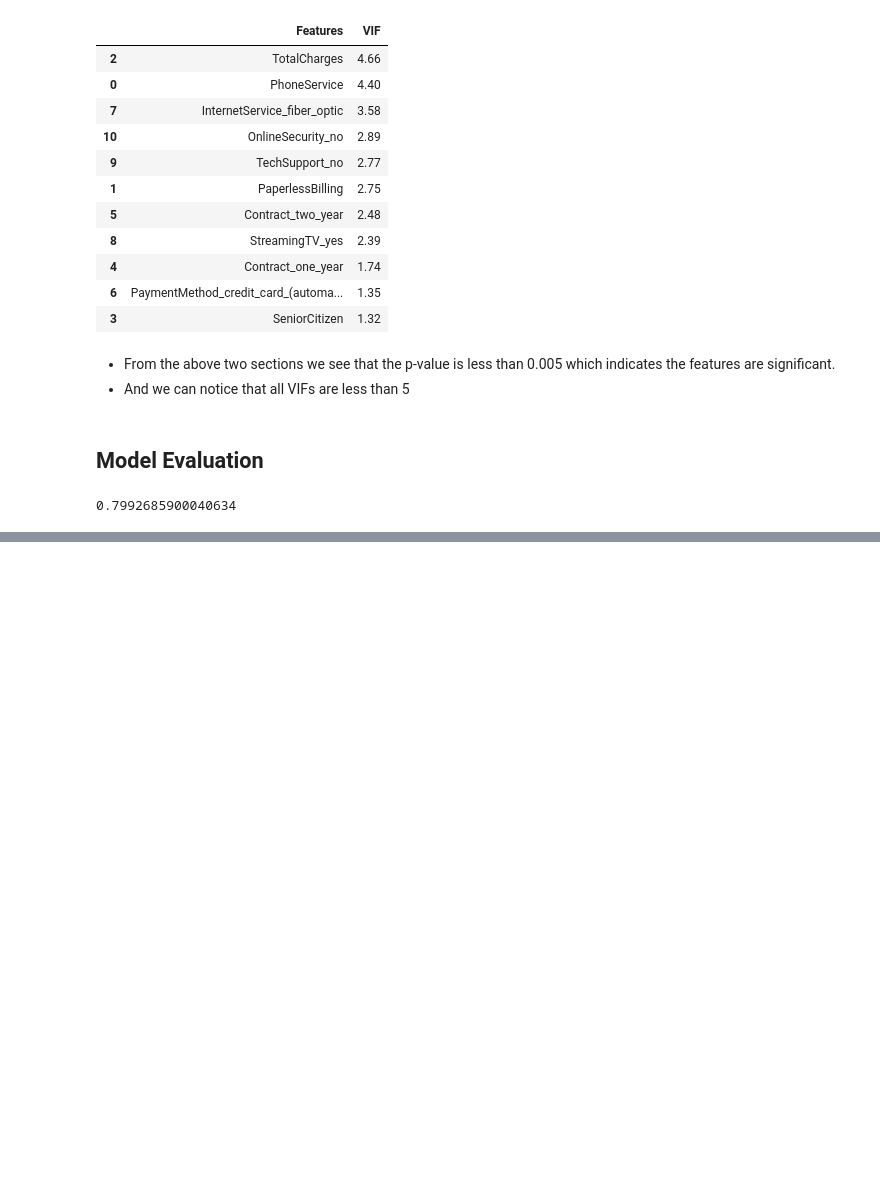
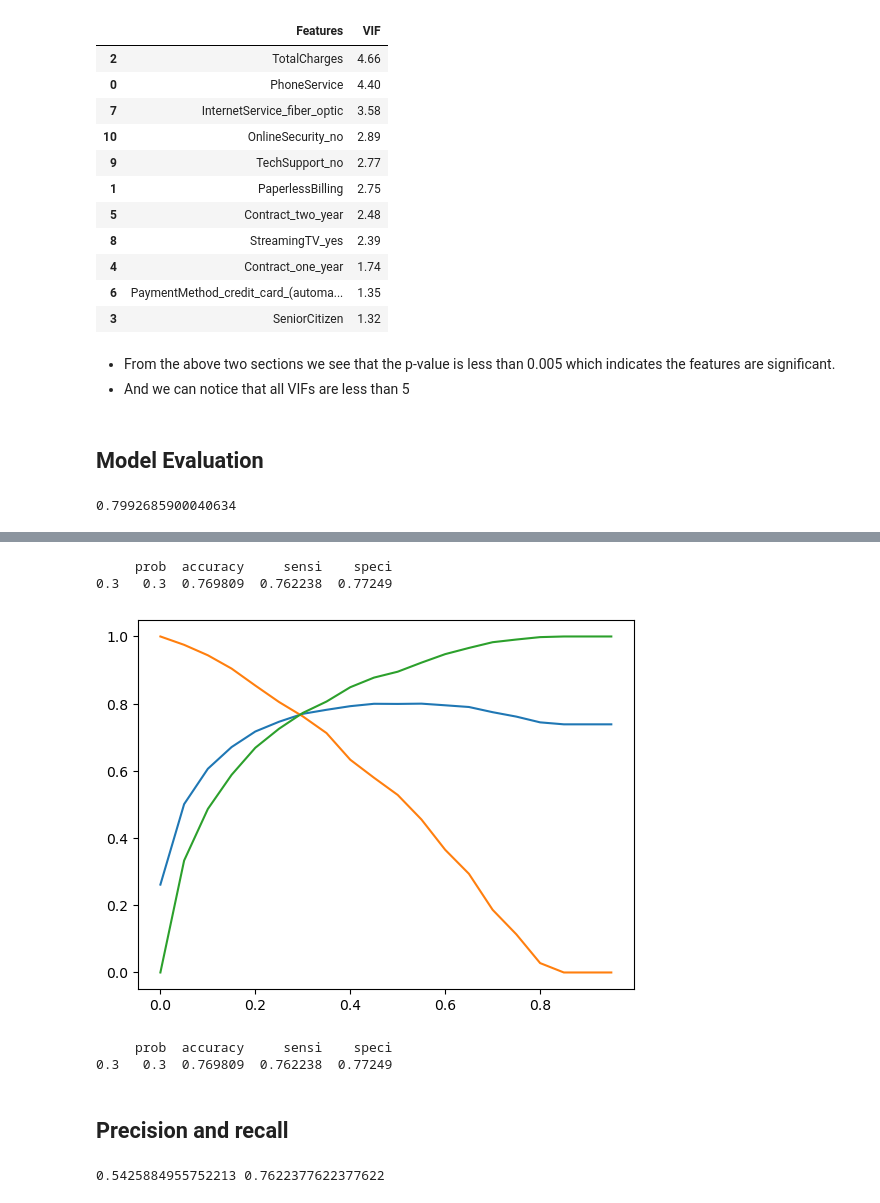
Before and after one commit to venkatpselvam1/DataScienceML, a Jupyter notebook: 003_LogisticRegression/003_MultiVarientAnalysis/002_LogisticRegressionMultiVarient.ipynb, the cells around one changed output, grey strips where cells are left out. Drawn from its saved outputs; the diff is of its cells as text; code cells hidden in the pictures; blank space fills up the shorter version.

```diff
--- a/003_LogisticRegression/003_MultiVarientAnalysis/002_LogisticRegressionMultiVarient.ipynb
+++ b/003_LogisticRegression/003_MultiVarientAnalysis/002_LogisticRegressionMultiVarient.ipynb
@@ -427,0 +501,17 @@ print(accuracy_score(y_test_pred, y_test))
+# %%
+numbers = [float(x)/20 for x in range(20)]
+cutoff_df = pd.DataFrame( columns = ['prob','accuracy','sensi','speci'])
+for x in numbers:
+    cm = confusion_matrix(y_train, y_train_prob.apply(lambda y: 1 if y > x else 0 ))
+    #print(cm)
+    TP = cm[1,1]
+    TN = cm[0,0]
+    FP = cm[0, 1]
+    FN = cm[1, 0]
+    total = FP + FN + TP + TN
+    accuracy = (TP + TN)/ (total)
+    sensi = TP / (TP+FN)
+    speci = TN / (TN+FP)
+    #print(accuracy, sensi, speci)
+    cutoff_df.loc[x] = [x, accuracy, sensi, speci]
+print(cutoff_df)
@@ -427,0 +536,29 @@ print(accuracy_score(y_test_pred, y_test))
+# %%
+plt.plot(cutoff_df['prob'], cutoff_df['accuracy'])
+plt.plot(cutoff_df['prob'], cutoff_df['sensi'])
+plt.plot(cutoff_df['prob'], cutoff_df['speci'])
+# %% [output]
+     prob  accuracy     sensi    speci
+0.3   0.3  0.769809  0.762238  0.77249
+[figure, added]
+# %%
+# we see the convergence at 0.3
+print(cutoff_df[cutoff_df.prob==0.3])
+# %% [output]
+     prob  accuracy     sensi    speci
+0.3   0.3  0.769809  0.762238  0.77249
+# %% [markdown]
+## Precision and recall
+# %%
+# precision = TP/(TP + FP)
+# Recall = TP / (TP + FN)
+cm = confusion_matrix(y_train, y_train_prob.apply(lambda y: 1 if y > 0.3 else 0 ))
+TP = cm[1,1]
+TN = cm[0,0]
+FP = cm[0, 1]
+FN = cm[1, 0]
+precision = TP / (TP + FP)
+recall = TP / (TP + FN)
+print(precision, recall)
+# %% [output]
+0.5425884955752213 0.7622377622377622
```
Also changed, not shown: parts of 20 cells of this notebook, 1 other file.
